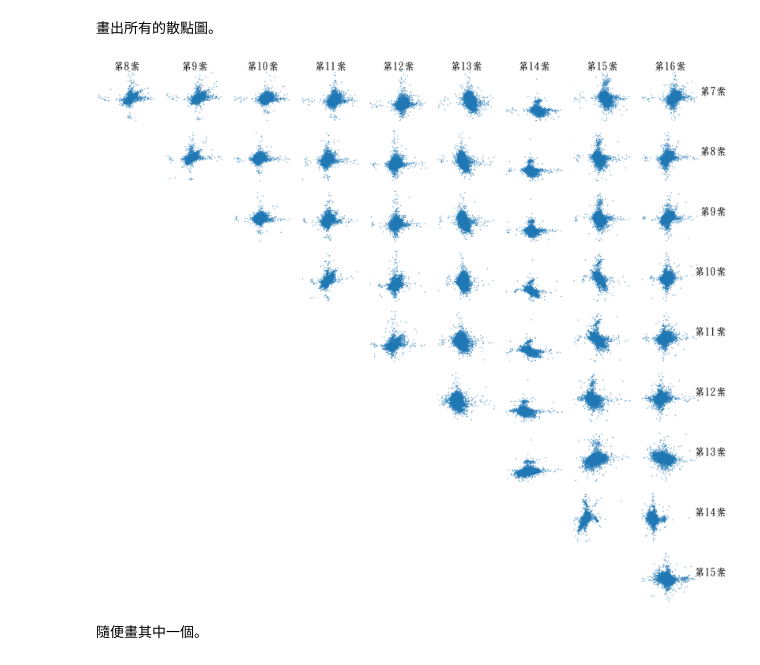
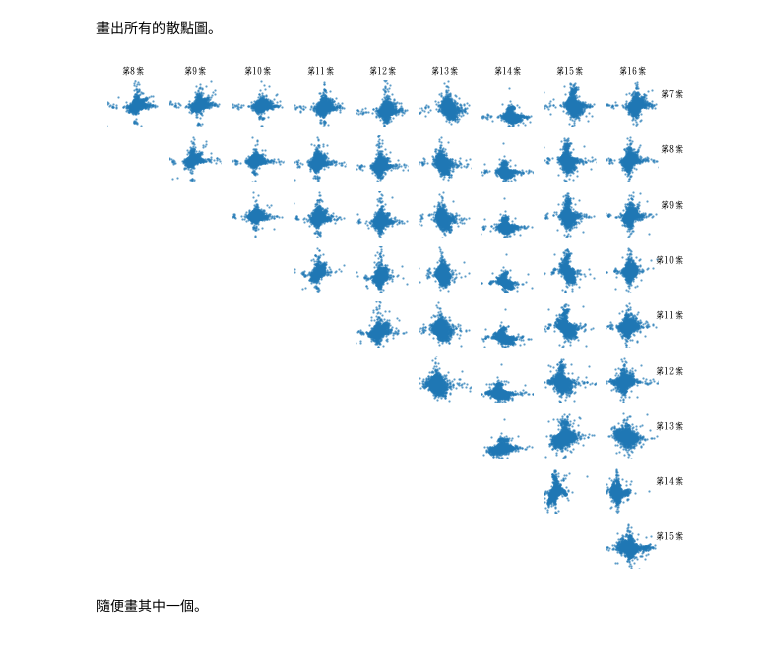
Before and after one commit to shevajia/TaiwanReferendum, a Jupyter notebook: TaiwanReferendum2018.ipynb, the cells around one changed output. Saved outputs shown, nothing was run; the diff lists cells and outputs as text; code cells hidden in the pictures.

```diff
--- a/TaiwanReferendum2018.ipynb
+++ b/TaiwanReferendum2018.ipynb
@@ -107,29 +107,29 @@ WDF1.head(10)
 # %% [markdown]
 畫出所有的散點圖。
 # %%
-title_font = matplotlib.font_manager.FontProperties(fname='C:\\Windows\\Fonts\\kaiu.ttf', size = 50)
-fig = plt.figure(figsize = (55,50))
+title_font = matplotlib.font_manager.FontProperties(fname='C:\\Windows\\Fonts\\kaiu.ttf', size = 10)
+fig = plt.figure(figsize = (11,10))
 for i in range(0,10):
     for j in range(i+1,10):
         ax = fig.add_subplot(10,10, i*10 + j+1)
         ax.set_frame_on(False)
         x = WDF1.iloc[:,i]
         y = WDF1.iloc[:,j]
         xlim = x.quantile([.0001,.9999])
         ylim = y.quantile([.0001,.9999])
-        ax.scatter(x,y, s=20, alpha = 0.5)
+        ax.scatter(x,y, s=2, alpha = 0.5)
         ax.set_xlim(xlim)
         ax.set_ylim(ylim)
         plt.xticks(())
         plt.yticks(())
         if i == 0:
             ax.set_title(cols[j], fontproperties = title_font)
         if j == 9:
             ax.set_title(cols[i], fontproperties = title_font, loc = 'right', x = 1.5, y = 0.5)
 plt.savefig('scatter.png')
 plt.show()
 # %% [output]
-[figure, old version]
+[figure, new version]
 # %% [markdown]
 隨便畫其中一個。
 # %%
```
Also changed, not shown: 1 other file.
